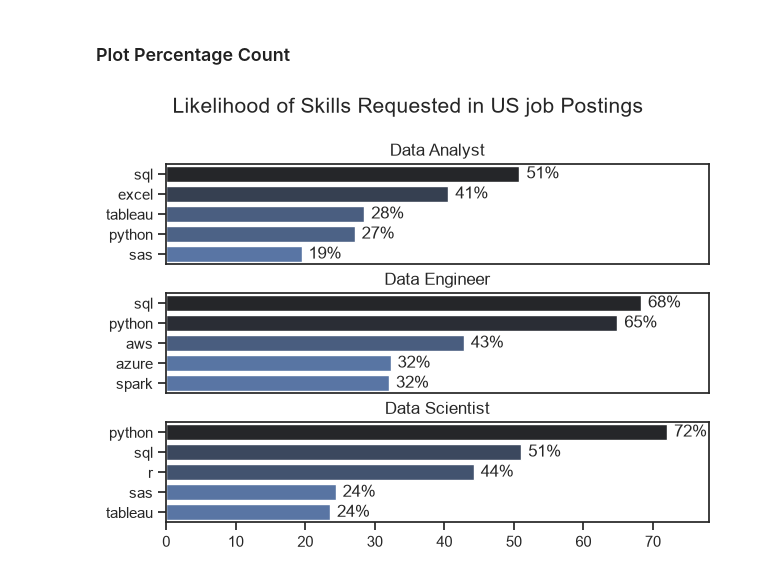
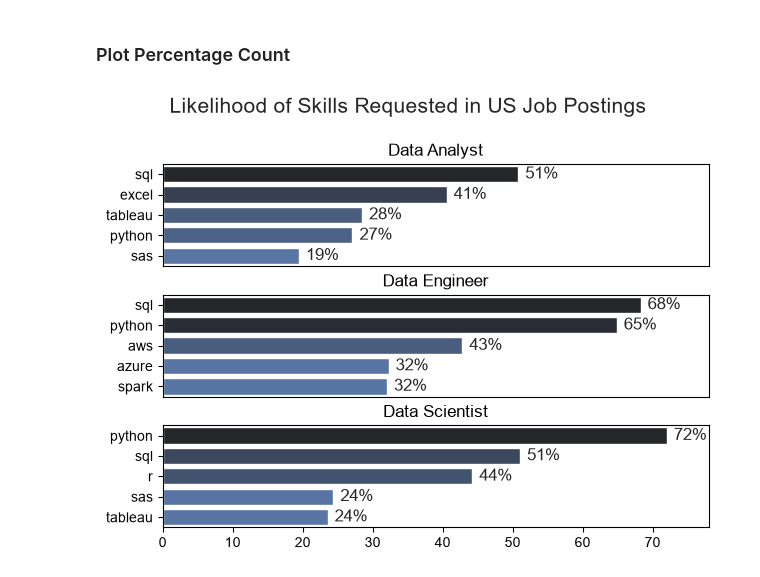
Before and after one commit to brycewi11iams/Python_Data_Project, a Jupyter notebook: 3_Project/2_Skills_Demand.ipynb, the cells around one changed output. Saved outputs shown, nothing was run; the diff lists cells and outputs as text; code cells hidden in the pictures.

```diff
--- a/3_Project/2_Skills_Demand.ipynb
+++ b/3_Project/2_Skills_Demand.ipynb
@@ -94,24 +96,24 @@ df_skills_percent
 # %%
 fig, ax = plt.subplots(len(job_titles), 1)
 sns.set_theme(style='ticks')
 
 for i, job_title in enumerate(job_titles):
     df_plot = df_skills_percent[df_skills_percent['job_title_short'] == job_title].head(5)
     sns.barplot(data=df_plot, x='skill_percent', y='job_skills', ax=ax[i], hue='skill_count', palette='dark:b_r')
     ax[i].set_title(job_title)
     ax[i].set_ylabel('')
     ax[i].set_xlabel('')
     ax[i].get_legend().remove()
     ax[i].set_xlim(0, 78)
 
     for n, v in enumerate(df_plot['skill_percent']):
         ax[i].text(v + 1, n, f'{v:.0f}%', va='center')
 
     if i != len(job_titles) - 1:
         ax[i].set_xticks([])
 
-fig.suptitle('Likelihood of Skills Requested in US job Postings', fontsize=15)
+fig.suptitle('Likelihood of Skills Requested in US Job Postings', fontsize=15)
 fig.tight_layout(h_pad=0.5)
 plt.show()
 # %% [output]
-[figure, old version]
+[figure, new version]
```
Also changed, not shown: parts of 1 cell of this notebook, 8 other files.
